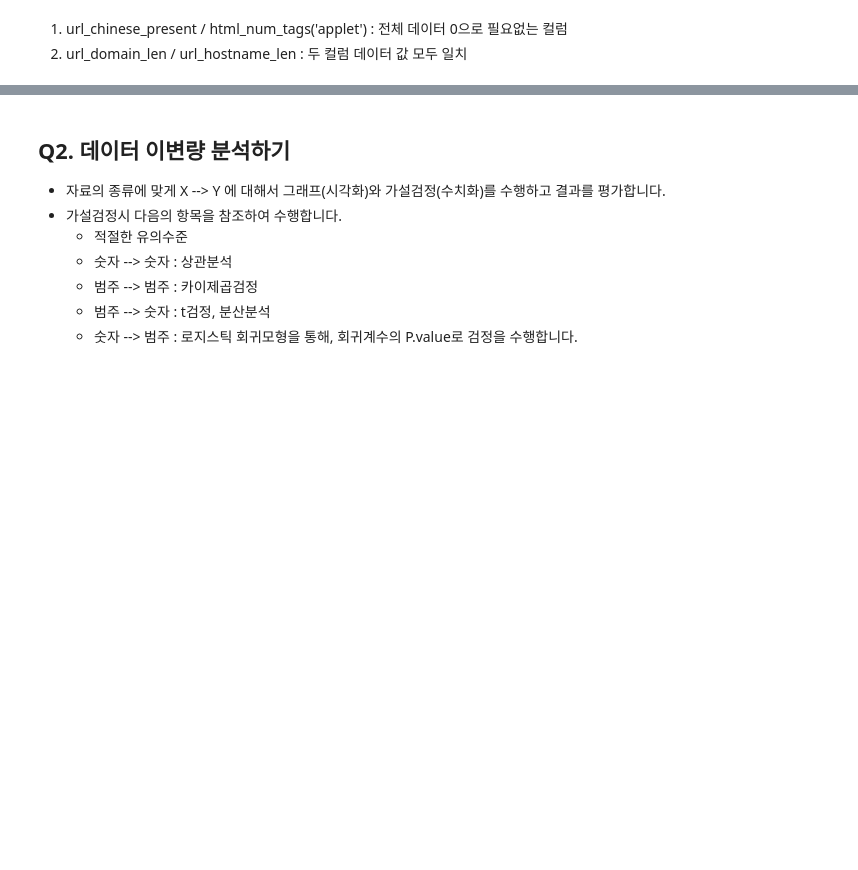
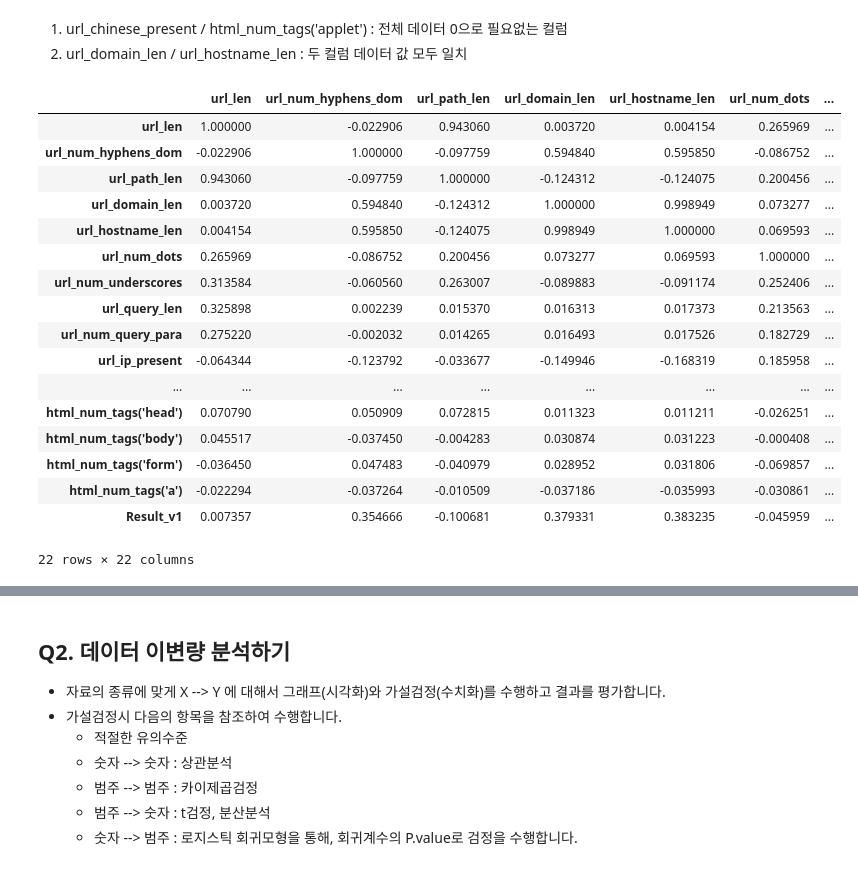
Before and after one commit to mskyun721/aivle_Project_2, a Jupyter notebook: 2. 데이터 전처리.ipynb, the cells around one changed output, grey strips where cells are left out. Drawn from its saved outputs; the diff is of its cells as text; code cells hidden in the pictures; blank space fills up the shorter version.

```diff
--- a/2. 데이터 전처리.ipynb
+++ b/2. 데이터 전처리.ipynb
@@ -320,0 +325,21 @@ data[target] = data[target].map({'malicious': 1, 'benign': 0})
+# %%
+data.corr()
+# %% [output]
+|  | url_len | url_num_hyphens_dom | url_path_len | url_domain_len | url_hostname_len | url_num_dots | ... |
+| url_len | 1.000000 | -0.022906 | 0.943060 | 0.003720 | 0.004154 | 0.265969 | ... |
+| url_num_hyphens_dom | -0.022906 | 1.000000 | -0.097759 | 0.594840 | 0.595850 | -0.086752 | ... |
+| url_path_len | 0.943060 | -0.097759 | 1.000000 | -0.124312 | -0.124075 | 0.200456 | ... |
+| url_domain_len | 0.003720 | 0.594840 | -0.124312 | 1.000000 | 0.998949 | 0.073277 | ... |
+| url_hostname_len | 0.004154 | 0.595850 | -0.124075 | 0.998949 | 1.000000 | 0.069593 | ... |
+| url_num_dots | 0.265969 | -0.086752 | 0.200456 | 0.073277 | 0.069593 | 1.000000 | ... |
+| url_num_underscores | 0.313584 | -0.060560 | 0.263007 | -0.089883 | -0.091174 | 0.252406 | ... |
+| url_query_len | 0.325898 | 0.002239 | 0.015370 | 0.016313 | 0.017373 | 0.213563 | ... |
+| url_num_query_para | 0.275220 | -0.002032 | 0.014265 | 0.016493 | 0.017526 | 0.182729 | ... |
+| url_ip_present | -0.064344 | -0.123792 | -0.033677 | -0.149946 | -0.168319 | 0.185958 | ... |
+| ... | ... | ... | ... | ... | ... | ... | ... |
+| html_num_tags('head') | 0.070790 | 0.050909 | 0.072815 | 0.011323 | 0.011211 | -0.026251 | ... |
+| html_num_tags('body') | 0.045517 | -0.037450 | -0.004283 | 0.030874 | 0.031223 | -0.000408 | ... |
+| html_num_tags('form') | -0.036450 | 0.047483 | -0.040979 | 0.028952 | 0.031806 | -0.069857 | ... |
+| html_num_tags('a') | -0.022294 | -0.037264 | -0.010509 | -0.037186 | -0.035993 | -0.030861 | ... |
+| Result_v1 | 0.007357 | 0.354666 | -0.100681 | 0.379331 | 0.383235 | -0.045959 | ... |
+22 rows × 22 columns
```
Also changed, not shown: parts of 21 cells of this notebook, 1 other file.
